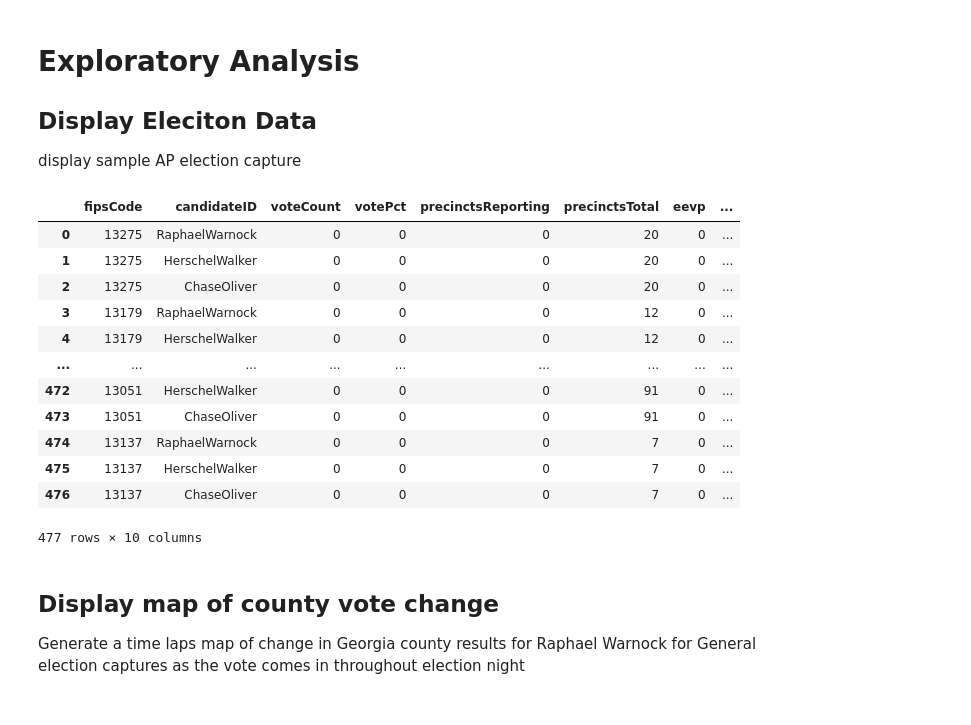
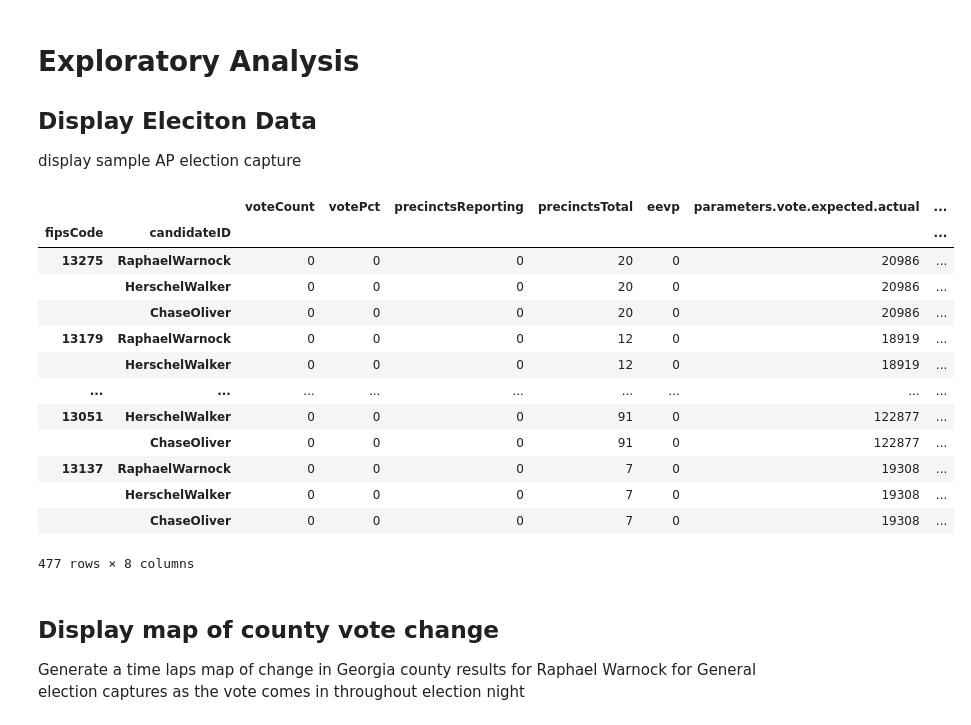
Before and after one commit to yasha0b1/Predicting-Election-Night-Margin, a Jupyter notebook: Predicting_Election_Night_Margin_1.ipynb, the cells around one changed output. Cells and saved outputs as stored; diff of their text form; code cells hidden in the pictures.

```diff
--- a/Predicting_Election_Night_Margin_1.ipynb
+++ b/Predicting_Election_Night_Margin_1.ipynb
@@ -139,21 +140,22 @@ display sample AP election capture
 # %%
 epochs=list(election_timeseries.keys())
 df=election_timeseries[epochs[1]]
-df.reset_index()
+df
 # %% [output]
-|  | fipsCode | candidateID | voteCount | votePct | precinctsReporting | precinctsTotal | eevp | ... |
-| 0 | 13275 | RaphaelWarnock | 0 | 0 | 0 | 20 | 0 | ... |
-| 1 | 13275 | HerschelWalker | 0 | 0 | 0 | 20 | 0 | ... |
-| 2 | 13275 | ChaseOliver | 0 | 0 | 0 | 20 | 0 | ... |
-| 3 | 13179 | RaphaelWarnock | 0 | 0 | 0 | 12 | 0 | ... |
-| 4 | 13179 | HerschelWalker | 0 | 0 | 0 | 12 | 0 | ... |
+|  |  | voteCount | votePct | precinctsReporting | precinctsTotal | eevp | parameters.vote.expected.actual | ... |
+| fipsCode | candidateID |  |  |  |  |  |  | ... |
+| 13275 | RaphaelWarnock | 0 | 0 | 0 | 20 | 0 | 20986 | ... |
+|  | HerschelWalker | 0 | 0 | 0 | 20 | 0 | 20986 | ... |
+|  | ChaseOliver | 0 | 0 | 0 | 20 | 0 | 20986 | ... |
+| 13179 | RaphaelWarnock | 0 | 0 | 0 | 12 | 0 | 18919 | ... |
+|  | HerschelWalker | 0 | 0 | 0 | 12 | 0 | 18919 | ... |
 | ... | ... | ... | ... | ... | ... | ... | ... | ... |
-| 472 | 13051 | HerschelWalker | 0 | 0 | 0 | 91 | 0 | ... |
-| 473 | 13051 | ChaseOliver | 0 | 0 | 0 | 91 | 0 | ... |
-| 474 | 13137 | RaphaelWarnock | 0 | 0 | 0 | 7 | 0 | ... |
-| 475 | 13137 | HerschelWalker | 0 | 0 | 0 | 7 | 0 | ... |
-| 476 | 13137 | ChaseOliver | 0 | 0 | 0 | 7 | 0 | ... |
+| 13051 | HerschelWalker | 0 | 0 | 0 | 91 | 0 | 122877 | ... |
+|  | ChaseOliver | 0 | 0 | 0 | 91 | 0 | 122877 | ... |
+| 13137 | RaphaelWarnock | 0 | 0 | 0 | 7 | 0 | 19308 | ... |
+|  | HerschelWalker | 0 | 0 | 0 | 7 | 0 | 19308 | ... |
+|  | ChaseOliver | 0 | 0 | 0 | 7 | 0 | 19308 | ... |
-477 rows × 10 columns
+477 rows × 8 columns
 # %% [markdown]
 
 ## Display map of county vote change
```
Also changed, not shown: parts of 1 cell of this notebook, 1 other file.
